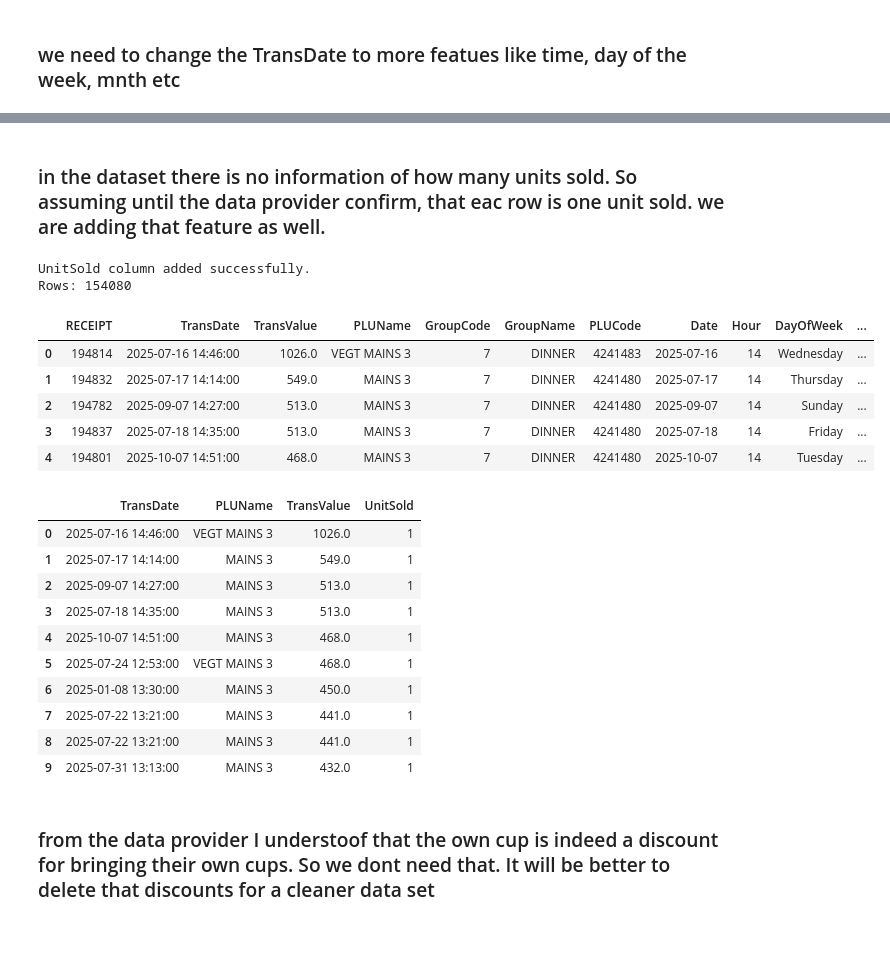
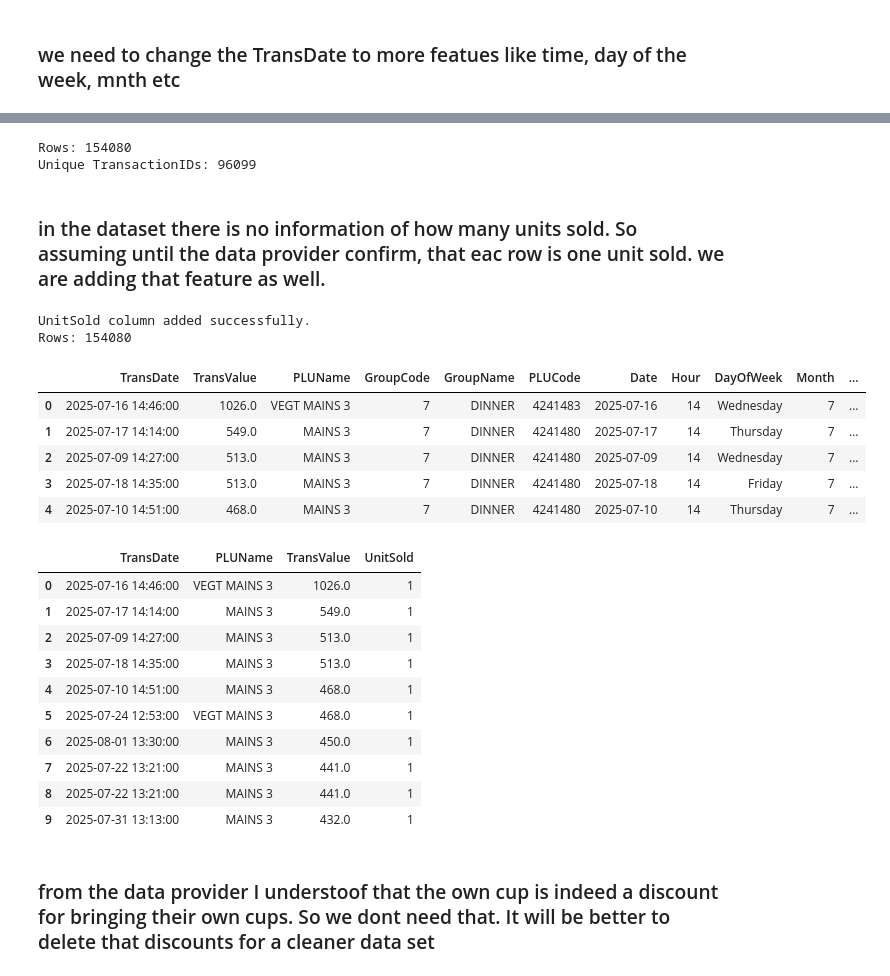
Before and after one commit to Ryan-B05/food_waste_restaurant, a Jupyter notebook: eden_dataset_cleaning.ipynb, the cells around one changed output, grey strips where cells are left out. Drawn from its saved outputs; the diff is of its cells as text; code cells hidden in the pictures; blank space fills up the shorter version.

```diff
--- a/eden_dataset_cleaning.ipynb
+++ b/eden_dataset_cleaning.ipynb
@@ -224,41 +175,61 @@ Invalid TransDate rows: 0
+# %%
+df["TransactionID"] = (
+    df["RECEIPT"].astype(str).str.strip()
+    + "_"
+    + df["TransDate"].dt.strftime("%Y-%m-%d_%H-%M-%S")
+)
+
+# Save audit version with receipt
+df.to_csv("eden_datasets/UL_EDEN_clean_with_transaction_id_audit.csv", index=False)
+
+# Save model-ready version without receipt
+df_model_ready = df.drop(columns=["RECEIPT"])
+
+df_model_ready.to_csv("eden_datasets/UL_EDEN_clean_model_ready_transactions.csv", index=False)
+
+print("Rows:", len(df_model_ready))
+print("Unique TransactionIDs:", df_model_ready["TransactionID"].nunique())
+# %% [output]
+Rows: 154080
+Unique TransactionIDs: 96099
 # %% [markdown]
 ### in the dataset there is no information of how many units sold. So assuming until the data provider confirm, that eac row is one unit sold. we are adding that feature as well.
 # %%
 import pandas as pd
 
 # Load the dataset with date features
-df = pd.read_csv("eden_datasets/UL_EDEN_final_clean_transactions_with_dates.csv")
+df = pd.read_csv("eden_datasets/UL_EDEN_clean_model_ready_transactions.csv")
 
 # Add UnitSold column
 # Each row represents one sold unit/item
 df["UnitSold"] = 1
 
 # Save as a new dataset
-df.to_csv("UL_EDEN_transactions_with_date_features_and_unitsold.csv", index=False)
+df.to_csv("eden_datasets/UL_EDEN_transactions_with_date_features_and_unitsold.csv", index=False)
 
 print("UnitSold column added successfully.")
 print("Rows:", len(df))
 df.head()
 # %% [output]
 UnitSold column added successfully.
 Rows: 154080
-|  | RECEIPT | TransDate | TransValue | PLUName | GroupCode | GroupName | PLUCode | Date | Hour | DayOfWeek | ... |
-| 0 | 194814 | 2025-07-16 14:46:00 | 1026.0 | VEGT MAINS 3 | 7 | DINNER | 4241483 | 2025-07-16 | 14 | Wednesday | ... |
-| 1 | 194832 | 2025-07-17 14:14:00 | 549.0 | MAINS 3 | 7 | DINNER | 4241480 | 2025-07-17 | 14 | Thursday | ... |
-| 2 | 194782 | 2025-09-07 14:27:00 | 513.0 | MAINS 3 | 7 | DINNER | 4241480 | 2025-09-07 | 14 | Sunday | ... |
-| 3 | 194837 | 2025-07-18 14:35:00 | 513.0 | MAINS 3 | 7 | DINNER | 4241480 | 2025-07-18 | 14 | Friday | ... |
-| 4 | 194801 | 2025-10-07 14:51:00 | 468.0 | MAINS 3 | 7 | DINNER | 4241480 | 2025-10-07 | 14 | Tuesday | ... |
+|  | TransDate | TransValue | PLUName | GroupCode | GroupName | PLUCode | Date | Hour | DayOfWeek | Month | ... |
+| 0 | 2025-07-16 14:46:00 | 1026.0 | VEGT MAINS 3 | 7 | DINNER | 4241483 | 2025-07-16 | 14 | Wednesday | 7 | ... |
+| 1 | 2025-07-17 14:14:00 | 549.0 | MAINS 3 | 7 | DINNER | 4241480 | 2025-07-17 | 14 | Thursday | 7 | ... |
+| 2 | 2025-07-09 14:27:00 | 513.0 | MAINS 3 | 7 | DINNER | 4241480 | 2025-07-09 | 14 | Wednesday | 7 | ... |
+| 3 | 2025-07-18 14:35:00 | 513.0 | MAINS 3 | 7 | DINNER | 4241480 | 2025-07-18 | 14 | Friday | 7 | ... |
+| 4 | 2025-07-10 14:51:00 | 468.0 | MAINS 3 | 7 | DINNER | 4241480 | 2025-07-10 | 14 | Thursday | 7 | ... |
 # %%
 df[["TransDate", "PLUName", "TransValue", "UnitSold"]].head(10)
 # %% [output]
 |  | TransDate | PLUName | TransValue | UnitSold |
 | 0 | 2025-07-16 14:46:00 | VEGT MAINS 3 | 1026.0 | 1 |
 | 1 | 2025-07-17 14:14:00 | MAINS 3 | 549.0 | 1 |
-| 2 | 2025-09-07 14:27:00 | MAINS 3 | 513.0 | 1 |
+| 2 | 2025-07-09 14:27:00 | MAINS 3 | 513.0 | 1 |
 | 3 | 2025-07-18 14:35:00 | MAINS 3 | 513.0 | 1 |
-| 4 | 2025-10-07 14:51:00 | MAINS 3 | 468.0 | 1 |
+| 4 | 2025-07-10 14:51:00 | MAINS 3 | 468.0 | 1 |
 | 5 | 2025-07-24 12:53:00 | VEGT MAINS 3 | 468.0 | 1 |
-| 6 | 2025-01-08 13:30:00 | MAINS 3 | 450.0 | 1 |
+| 6 | 2025-08-01 13:30:00 | MAINS 3 | 450.0 | 1 |
 | 7 | 2025-07-22 13:21:00 | MAINS 3 | 441.0 | 1 |
 | 8 | 2025-07-22 13:21:00 | MAINS 3 | 441.0 | 1 |
 | 9 | 2025-07-31 13:13:00 | MAINS 3 | 432.0 | 1 |
```
Also changed, not shown: parts of 44 cells of this notebook.
